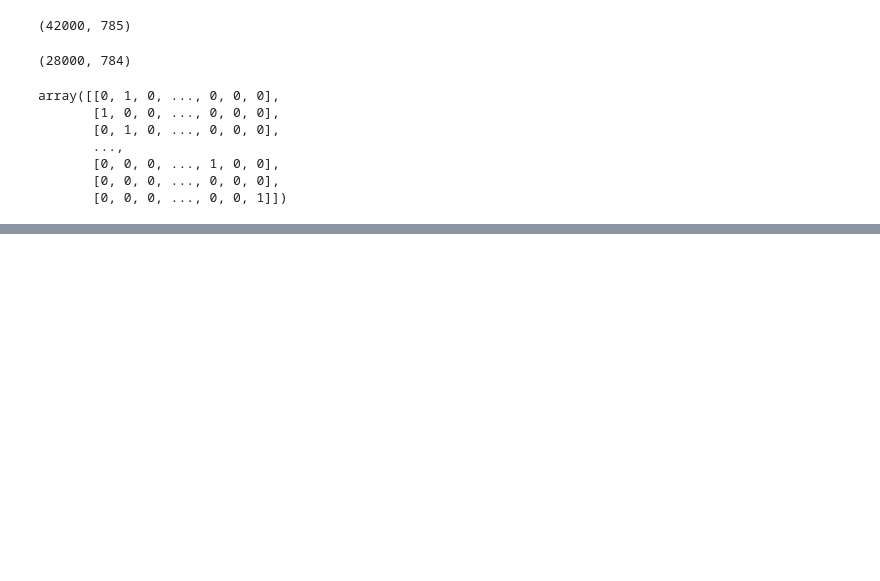
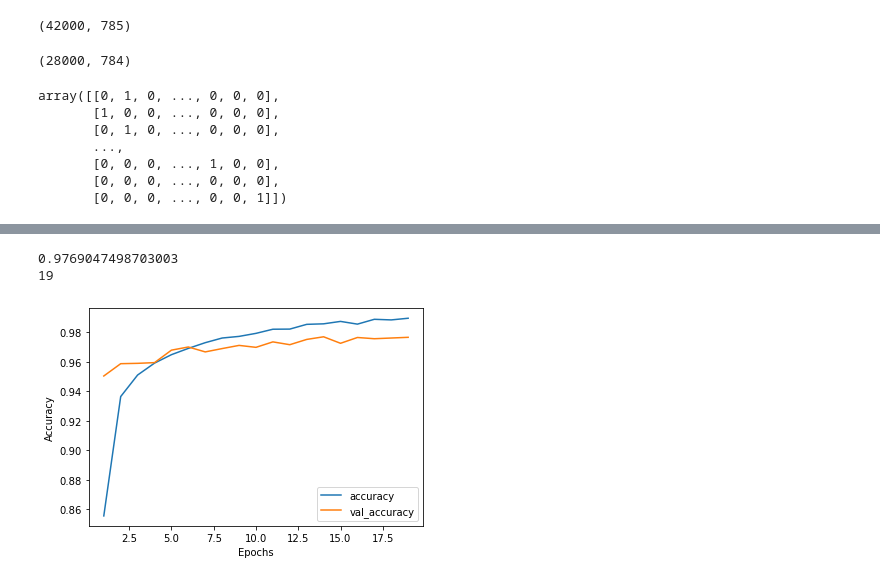
Before and after one commit to DmitriyMeta/222, a Jupyter notebook: kaggle/digit recognize/first_try.ipynb, the cells around one changed output, grey strips where cells are left out. Cells and saved outputs as stored; diff of their text form; code cells hidden in the pictures; blank space fills up the shorter version.

```diff
--- a/kaggle/digit recognize/first_try.ipynb
+++ b/kaggle/digit recognize/first_try.ipynb
@@ -116,0 +138,15 @@ ImportError: cannot import name 'Input' from 'keras.models' (C:\Users\dimap\anac
+# %%
+from keras.callbacks import ModelCheckpoint , EarlyStopping
+from IPython.display import Image
+from keras.layers import Dense , BatchNormalization
+checkpoint = ModelCheckpoint('weights.hdf5' , monitor = 'val_accuracy' , save_best_only = True )
+early_stopping = EarlyStopping(monitor = 'val_accuracy' , patience = 5)
+# %%
+lista = [0]*10
+y_train_encoding = []
+for i in y_train:
+    lista[i] = 1
+    y_train_encoding.append(lista)
+    lista = 10*[0]
+y_train_encoding = np.array(y_train_encoding)
+y_train_encoding
@@ -116,0 +177,2 @@ ImportError: cannot import name 'Input' from 'keras.models' (C:\Users\dimap\anac
+# %%
+history = model.fit(X_train , y_train_encoding, epochs = 40 , validation_split = 0.2 , callbacks = [checkpoint, early_stopping])
@@ -116,0 +197,18 @@ ImportError: cannot import name 'Input' from 'keras.models' (C:\Users\dimap\anac
+# %%
+print(max(history.history['val_accuracy']))
+n_epochs = len(history.history['val_accuracy'])
+print(n_epochs)
+model.load_weights('weights.hdf5')
+# %% [output]
+0.9769047498703003
+19
+# %%
+import matplotlib.pyplot as plt
+plt.plot(list(range(1 , n_epochs + 1, 1)) , history.history['accuracy'] , label = 'accuracy')
+plt.plot(list(range(1 , n_epochs + 1, 1)) , history.history['val_accuracy'] , label = 'val_accuracy')
+plt.xlabel('Epochs')
+plt.ylabel('Accuracy')
+plt.legend()
+plt.show()
+# %% [output]
+[figure, added]
```
Also changed, not shown: parts of 8 cells of this notebook, 46 other files.
